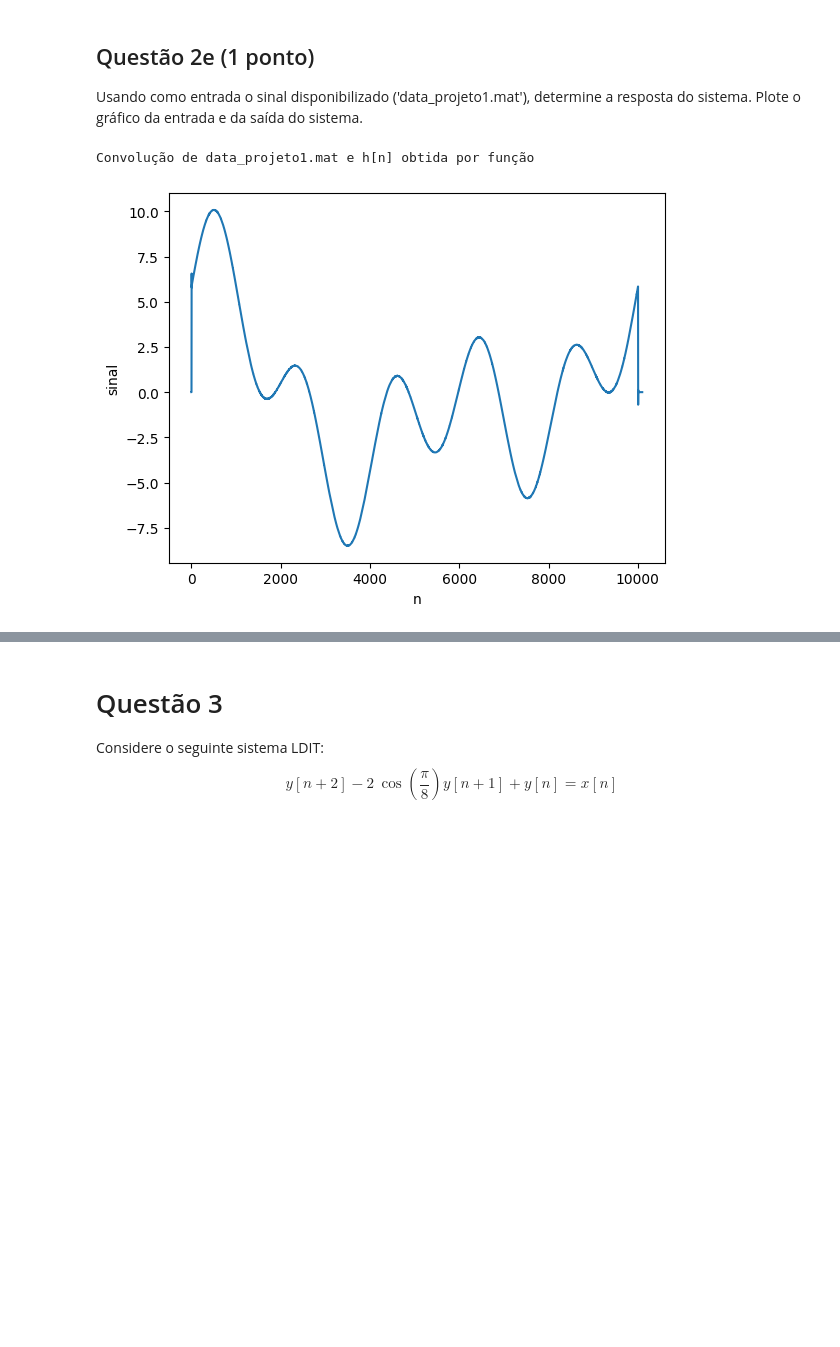
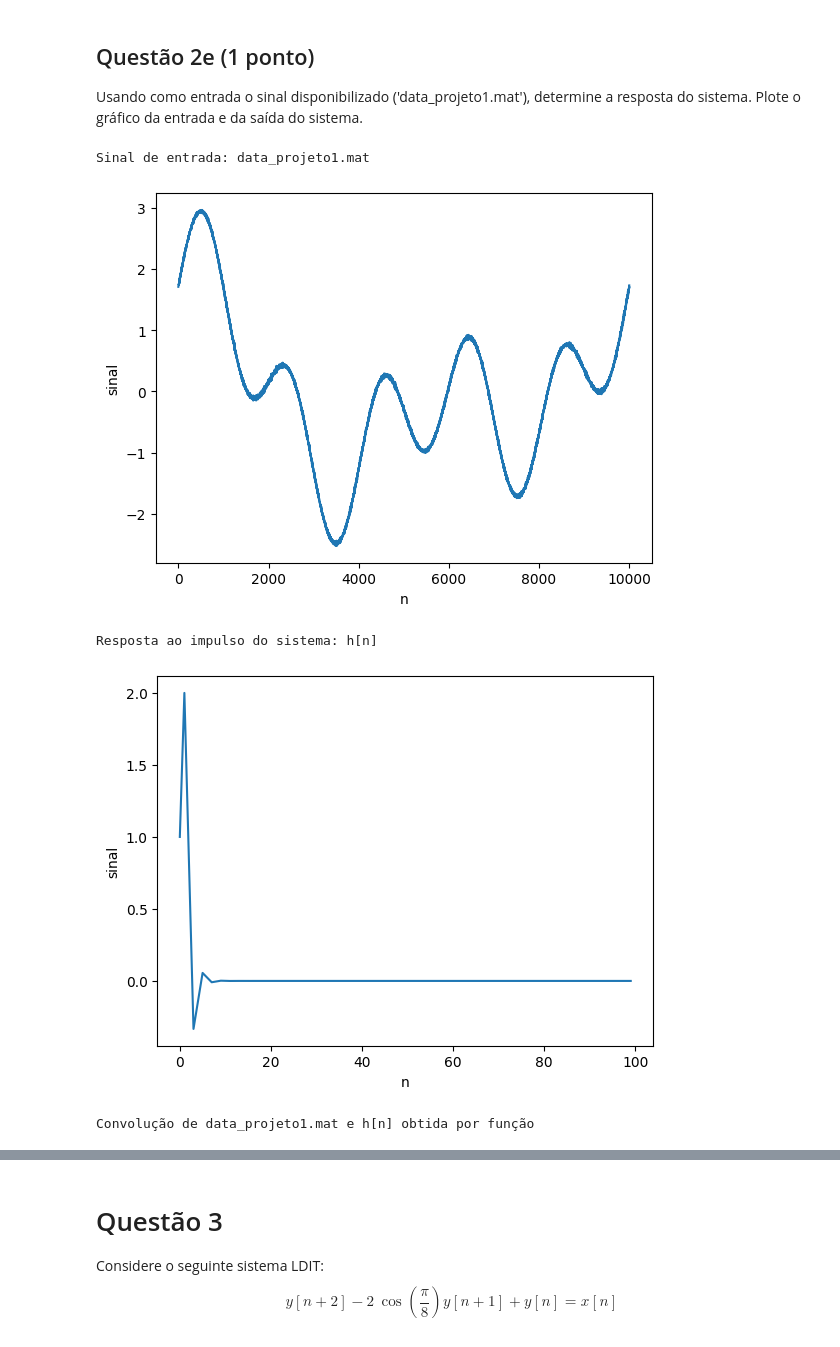
Before and after one commit to CristianoCTS/SSTD, a Jupyter notebook: Projeto-1/211028050-projeto1.ipynb, the cells around one changed output, grey strips where cells are left out. Saved outputs shown, nothing was run; the diff lists cells and outputs as text; code cells hidden in the pictures; blank space fills up the shorter version.

```diff
--- a/Projeto-1/211028050-projeto1.ipynb
+++ b/Projeto-1/211028050-projeto1.ipynb
@@ -27,7 +43,7 @@ $$ x = \left[1, 2, 1, 0, 1, 2, 1, 0, 1, 2, 1, 0, 1, 2, 1, 0, 1, 2, 1, 0 \right]$
 def decimacao(sinal):
     sinal_decimado =[]
     for i in range(len(sinal)):
-        if i % 2 == 0:
+        if (i) % 2 == 0:
             sinal_decimado.append(sinal[i])
     return sinal_decimado
 
@@ -190,22 +210,19 @@ $$ MSE = \frac{1}{N} \sum_{i=0}^{N-1} \left( h\left[i\right] - g\left[i\right] \
 
 onde N é o número de amostras considerado (no caso, 100 amostras).
 # %%
-def impulso(imp):
-    if imp == 0:
-        return 1
-    else:
-        return 0
 
 def sinal(n):
     if n <= -1:
         return 0
     else:
-        resultado = impulso(n) + 2*impulso(n-1) + impulso(n-2) - (sinal(n-2)/6)
+        resultado = δ(n) + 2*δ(n-1) + δ(n-2) - (sinal(n-2)/6)
         return resultado
 
 def sinalg(n):
-    if n == 0:
-        return 6
+    if n >= 0:
+        c1 = (-((2j * np.sqrt(6) + 5) / 2) * (np.power(1j / np.sqrt(6), n)))
+        c2 = ((2j * np.sqrt(6) - 5) / 2) * (np.power(-1j / np.sqrt(6), n))
+        return (6*δ(n)) + c1 + c2
     else:
         return 0
 
@@ -215,19 +232,13 @@ def erro(sinal1, sinal2):
         MSE += (sinal1[i] - sinal2[i])**2
     return MSE/len(sinal1)
 
-def teste(n):
-    if n < 0:
-        return 0
-    else:
-        return (3/4)*(cmath.exp(-2j*n)+cmath.exp(2j*n))
 
 hn = []
 gn = []
 tes = []
-for i in range(-5, 95):
+for i in range(100):
     hn.append(sinal(i))
     gn.append(sinalg(i))
-    tes.append(teste(i))
 
 
 
@@ -243,11 +254,6 @@ plt.xlabel("n")
 plt.ylabel("sinal")
 plt.show()
 
-print("Gráfico de teste")
-plt.plot(tes)
-plt.xlabel("n")
-plt.ylabel("sinal")
-plt.show()
 
 print(f"Erro médio quadradico: {erro(hn,gn)}")
 # %% [output]
@@ -340,15 +379,30 @@ Erro médio quadradico: 0.2663681885126439
 
 Usando como entrada o sinal disponibilizado ('data_projeto1.mat'), determine a resposta do sistema. Plote o gráfico da entrada e da saída do sistema.
 # %%
-sinal = sp.io.loadmat(r'C:\Users\Usuário\Desktop\Escritório\Disciplinas\SSTD\Projeto-1\data_projeto1.mat')['sinal'].ravel()
+sinal2e = sp.io.loadmat('data_projeto1.mat')['sinal'].ravel()
 
-resposta = convolucao(hn, sinal)
+print("Sinal de entrada: data_projeto1.mat")
+plt.plot(sinal2e)
+plt.xlabel("n")
+plt.ylabel("sinal")
+plt.show()
+
+print("Resposta ao impulso do sistema: h[n]")
+plt.plot(hn)
+plt.xlabel("n")
+plt.ylabel("sinal")
+plt.show()
+
+resposta = convolucao(hn, sinal2e)
 
 print("Convolução de data_projeto1.mat e h[n] obtida por função")
 plt.plot(resposta)
 plt.xlabel("n")
 plt.ylabel("sinal")
 plt.show()
 # %% [output]
-Convolução de data_projeto1.mat e h[n] obtida por função
+Sinal de entrada: data_projeto1.mat
-[figure, old version]
+[figure, new version]
+Resposta ao impulso do sistema: h[n]
+[figure, added]
+Convolução de data_projeto1.mat e h[n] obtida por função
```
Also changed, not shown: parts of 10 cells of this notebook.
